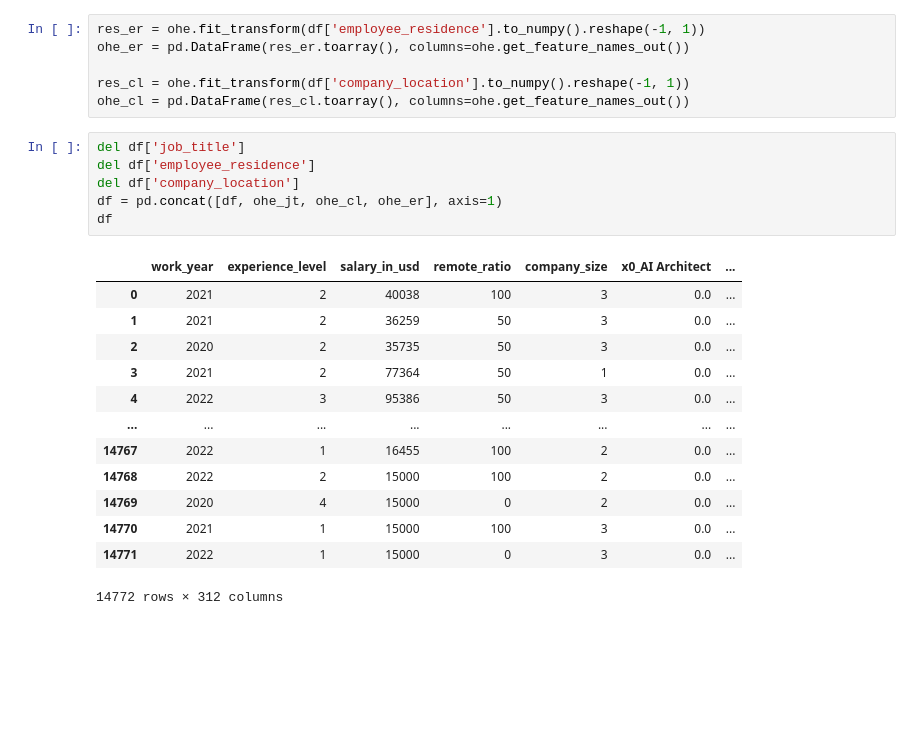
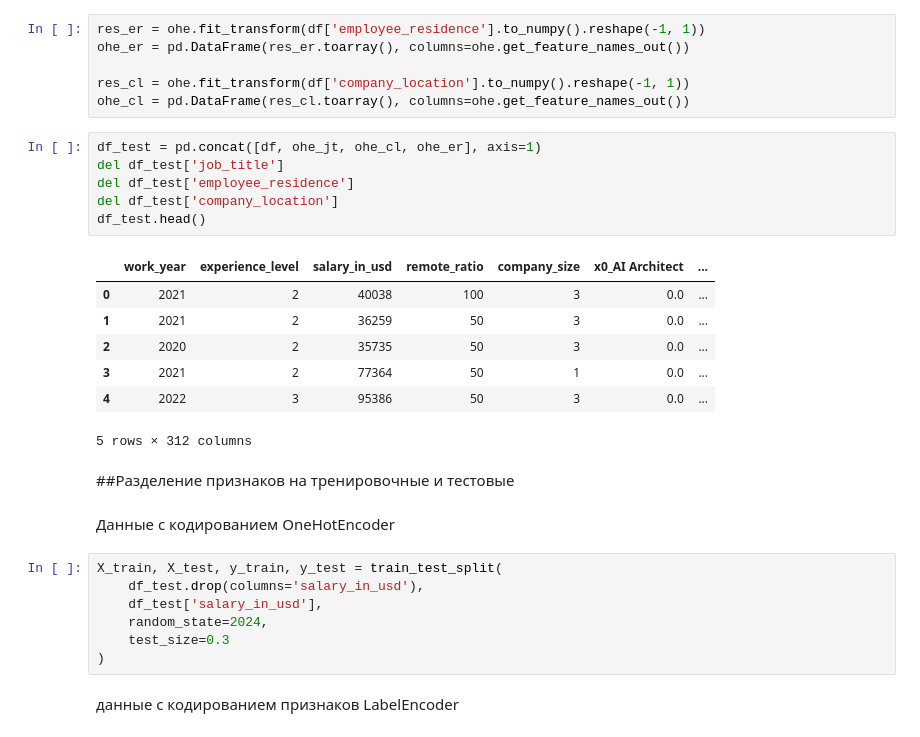
Before and after one commit to OnlySem/ITMO, a Jupyter notebook: задание_1.ipynb, the cells around one changed output. Saved outputs shown, nothing was run; the diff lists cells and outputs as text; blank space fills up the shorter version.

```diff
--- a/задание_1.ipynb
+++ b/задание_1.ipynb
@@ -317,23 +318,30 @@ ohe_er = pd.DataFrame(res_er.toarray(), columns=ohe.get_feature_names_out())
 
 res_cl = ohe.fit_transform(df['company_location'].to_numpy().reshape(-1, 1))
 ohe_cl = pd.DataFrame(res_cl.toarray(), columns=ohe.get_feature_names_out())
-# %%
-del df['job_title']
-del df['employee_residence']
-del df['company_location']
-df = pd.concat([df, ohe_jt, ohe_cl, ohe_er], axis=1)
-df
-# %% [output]
-|  | work_year | experience_level | salary_in_usd | remote_ratio | company_size | x0_AI Architect | ... |
-| 0 | 2021 | 2 | 40038 | 100 | 3 | 0.0 | ... |
-| 1 | 2021 | 2 | 36259 | 50 | 3 | 0.0 | ... |
-| 2 | 2020 | 2 | 35735 | 50 | 3 | 0.0 | ... |
-| 3 | 2021 | 2 | 77364 | 50 | 1 | 0.0 | ... |
-| 4 | 2022 | 3 | 95386 | 50 | 3 | 0.0 | ... |
-| ... | ... | ... | ... | ... | ... | ... | ... |
-| 14767 | 2022 | 1 | 16455 | 100 | 2 | 0.0 | ... |
-| 14768 | 2022 | 2 | 15000 | 100 | 2 | 0.0 | ... |
-| 14769 | 2020 | 4 | 15000 | 0 | 2 | 0.0 | ... |
-| 14770 | 2021 | 1 | 15000 | 100 | 3 | 0.0 | ... |
-| 14771 | 2022 | 1 | 15000 | 0 | 3 | 0.0 | ... |
-14772 rows × 312 columns
+# %%
+df_test = pd.concat([df, ohe_jt, ohe_cl, ohe_er], axis=1)
+del df_test['job_title']
+del df_test['employee_residence']
+del df_test['company_location']
+df_test.head()
+# %% [output]
+|  | work_year | experience_level | salary_in_usd | remote_ratio | company_size | x0_AI Architect | ... |
+| 0 | 2021 | 2 | 40038 | 100 | 3 | 0.0 | ... |
+| 1 | 2021 | 2 | 36259 | 50 | 3 | 0.0 | ... |
+| 2 | 2020 | 2 | 35735 | 50 | 3 | 0.0 | ... |
+| 3 | 2021 | 2 | 77364 | 50 | 1 | 0.0 | ... |
+| 4 | 2022 | 3 | 95386 | 50 | 3 | 0.0 | ... |
+5 rows × 312 columns
+# %% [markdown]
+##Разделение признаков на тренировочные и тестовые
+# %% [markdown]
+Данные с кодированием OneHotEncoder
+# %%
+X_train, X_test, y_train, y_test = train_test_split(
+    df_test.drop(columns='salary_in_usd'),
+    df_test['salary_in_usd'],
+    random_state=2024,
+    test_size=0.3
+)
+# %% [markdown]
+данные с кодированием признаков LabelEncoder
```
Also changed, not shown: parts of 10 cells of this notebook.
